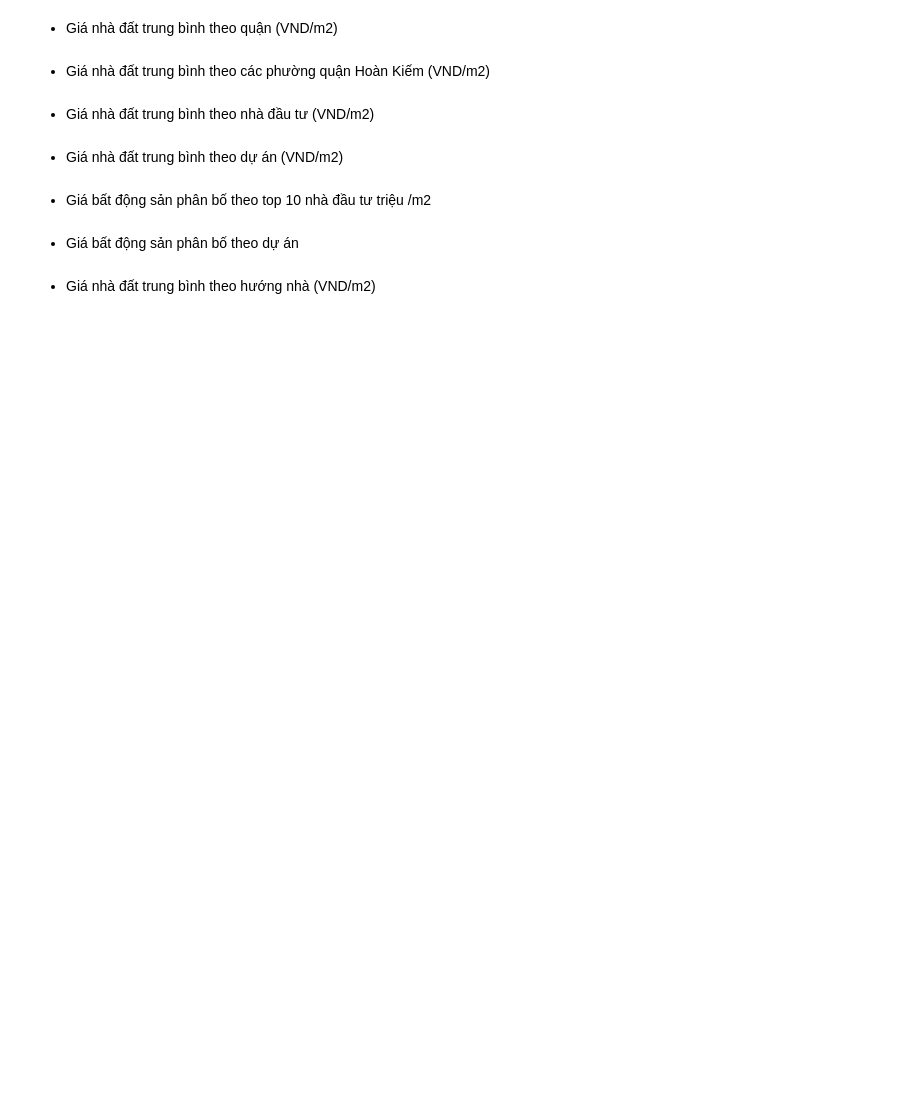
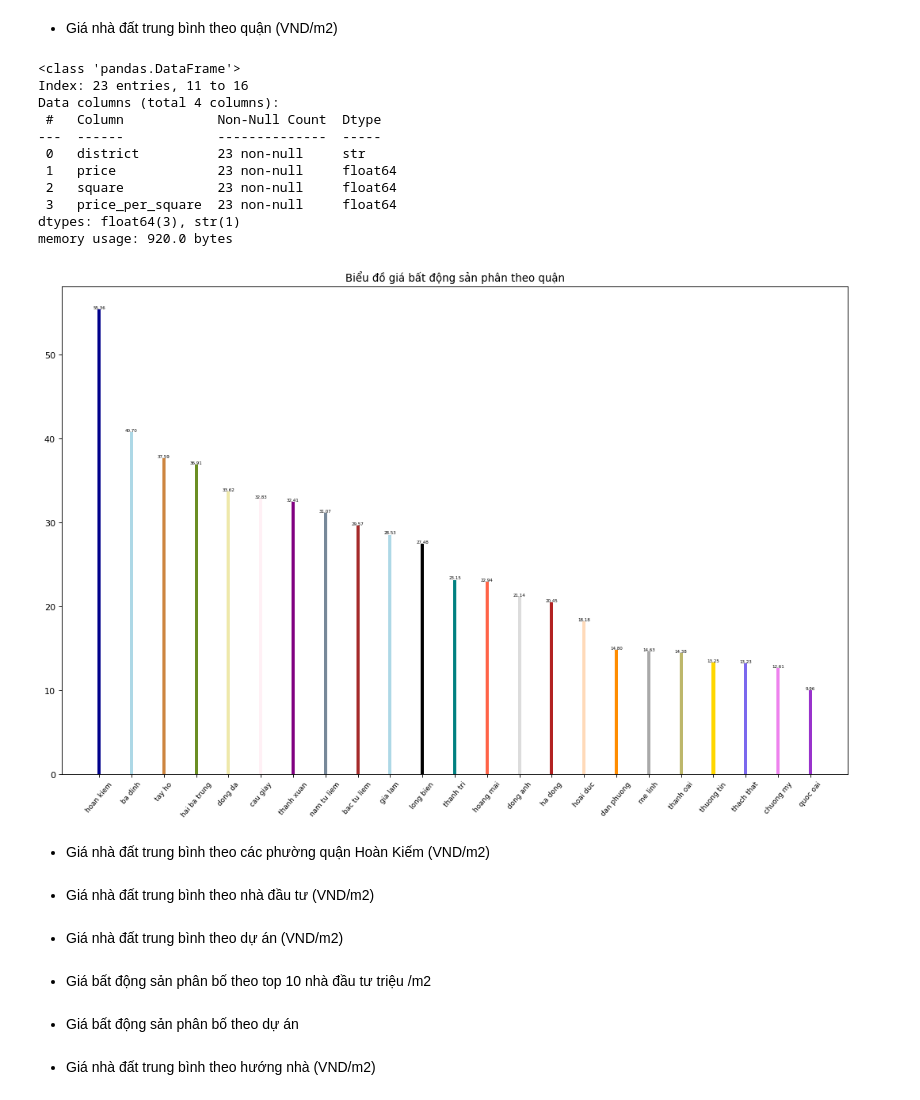
Before and after one commit to Cong123z/Machine-learning-trainning, a Jupyter notebook: HW/HW2/Visualize_RealEstate_Đề_bài.ipynb, the cells around one changed output. Saved outputs shown, nothing was run; the diff lists cells and outputs as text; code cells hidden in the pictures; blank space fills up the shorter version.

```diff
--- a/HW/HW2/Visualize_RealEstate_Đề_bài.ipynb
+++ b/HW/HW2/Visualize_RealEstate_Đề_bài.ipynb
@@ -241,2 +250,36 @@ NameError: name 'newdf' is not defined
+# %%
+# Code ở đây
+df4=newdf.groupby('district')
+df4=df4[['price','square']].sum().reset_index()
+df4['price_per_square']=df4['price']/df4['square']
+df4=df4.sort_values(by='price_per_square',ascending=False)# Sort theo value theo chiều giảm dần
+df4.info()
+
+n = df4['district'].unique().__len__()+1#Tạo các màu
+all_colors = list(plt.cm.colors.cnames.keys())
+random.seed(100)
+c = random.choices(all_colors, k=n)
+
+
+plt.figure(figsize=(16,10), dpi= 80)
+plt.bar(df4['district'], df4['price_per_square'], color=c, width=.1)
+for i  in range (len(df4['district'])):
+    plt.text(df4['district'][i],df4['price_per_square'][i],f"{df4['price_per_square'][i]:.2f}", horizontalalignment='center', verticalalignment='bottom', fontdict={'fontweight':500, 'size':5})
+plt.title("Biểu đồ giá bất động sản phân theo quận")
+plt.xticks(rotation=50,fontsize=8)#Xoay các số và giảm font chữ
+plt.show()
+# %% [output]
+<class 'pandas.DataFrame'>
+Index: 23 entries, 11 to 16
+Data columns (total 4 columns):
+ #   Column            Non-Null Count  Dtype
+---  ------            --------------  -----
+ 0   district          23 non-null     str
+ 1   price             23 non-null     float64
+ 2   square            23 non-null     float64
+ 3   price_per_square  23 non-null     float64
+dtypes: float64(3), str(1)
+memory usage: 920.0 bytes
+[figure, added]
 # %% [markdown]
 * Giá nhà đất trung bình theo các phường quận Hoàn Kiếm (VND/m2)
```
Also changed, not shown: parts of 5 cells of this notebook.
